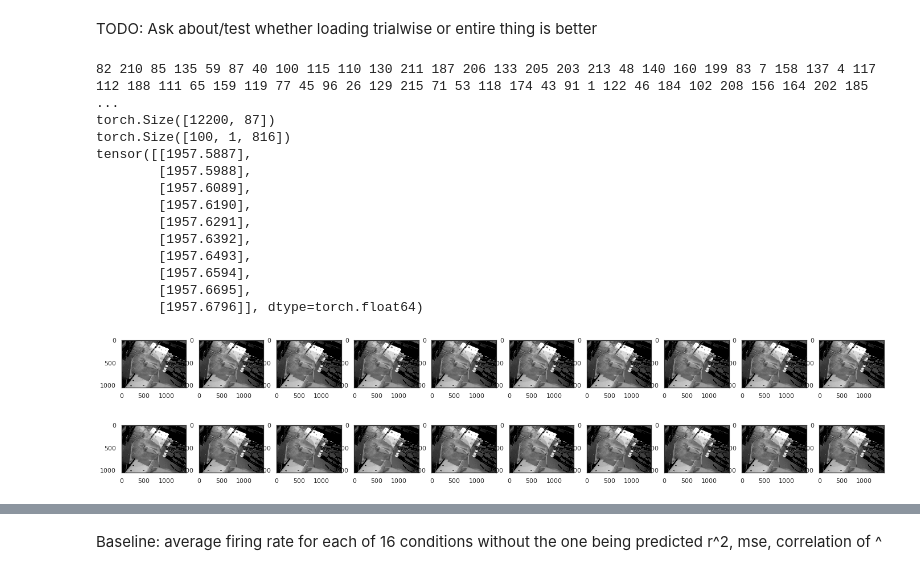
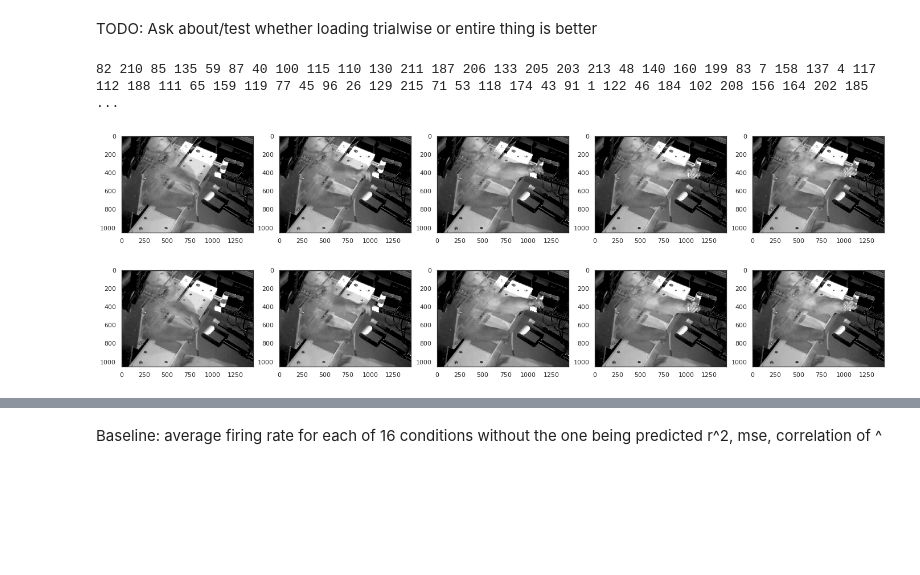
Before and after one commit to liamoconno/utra2023, a Jupyter notebook: notebooks/make_SEE_dataframes.ipynb, the cells around one changed output, grey strips where cells are left out. Cells and saved outputs as stored; diff of their text form; code cells hidden in the pictures; blank space fills up the shorter version.

Commit message:
Fixed frame visualization

```diff
--- a/notebooks/make_SEE_dataframes.ipynb
+++ b/notebooks/make_SEE_dataframes.ipynb
@@ -698,24 +661,8 @@ class Baseline_Dataset(Video_Dataset):
 # %%
 video_path = "/gpfs/home/loconno3/utra2023/data/SpikeCam3_03-08-1557.mp4"
 dataset = Video_Dataset(cv_dict,  fold, 'train_idx', video_path, video_df, neural_df, subsample_scalar=40, load_from_pickle=True)
-print(dataset.frame_datalist.shape)
-print(dataset.y_tensor.shape)
-print(dataset[0:100][0].shape)
-print(dataset.x_tensor[0:10])
-dataset.print_original_frames(range(0,10,1))
+dataset.print_original_frames(range(900,1000,20))
 # %% [output]
 82 210 85 135 59 87 40 100 115 110 130 211 187 206 133 205 203 213 48 140 160 199 83 7 158 137 4 117 112 188 111 65 159 119 77 45 96 26 129 215 71 53 118 174 43 91 1 122 46 184 102 208 156 164 202 185 ...
-torch.Size([12200, 87])
-torch.Size([100, 1, 816])
-tensor([[1957.5887],
-        [1957.5988],
-        [1957.6089],
-        [1957.6190],
-        [1957.6291],
-        [1957.6392],
-        [1957.6493],
-        [1957.6594],
-        [1957.6695],
-        [1957.6796]], dtype=torch.float64)
-[figure, old version]
+[figure, new version]
-[figure, old version]
+[figure, new version]
```
Also changed, not shown: parts of 6 cells of this notebook.
